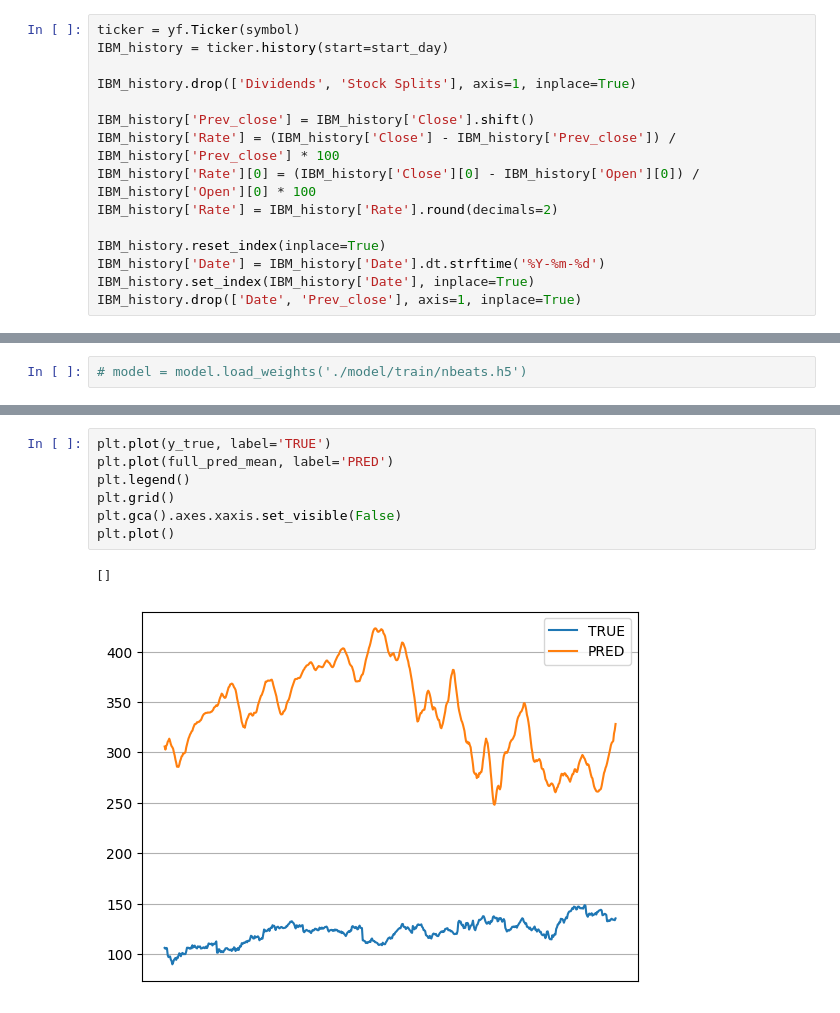
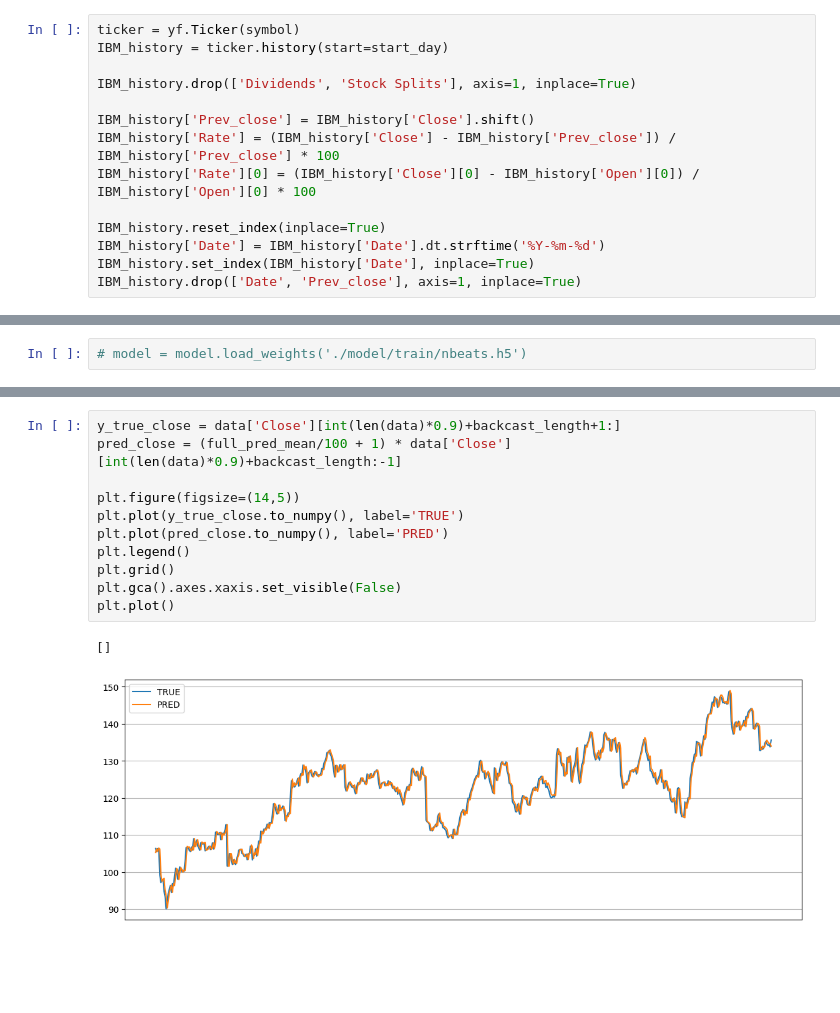
Before and after one commit to ozingmw/RL_finance, a Jupyter notebook: nbeats.ipynb, the cells around one changed output, grey strips where cells are left out. Saved outputs shown, nothing was run; the diff lists cells and outputs as text; blank space fills up the shorter version.

```diff
--- a/nbeats.ipynb
+++ b/nbeats.ipynb
@@ -18,7 +18,6 @@ IBM_history.drop(['Dividends', 'Stock Splits'], axis=1, inplace=True)
 IBM_history['Prev_close'] = IBM_history['Close'].shift()
 IBM_history['Rate'] = (IBM_history['Close'] - IBM_history['Prev_close']) / IBM_history['Prev_close'] * 100
 IBM_history['Rate'][0] = (IBM_history['Close'][0] - IBM_history['Open'][0]) / IBM_history['Open'][0] * 100
-IBM_history['Rate'] = IBM_history['Rate'].round(decimals=2)
 
 IBM_history.reset_index(inplace=True)
 IBM_history['Date'] = IBM_history['Date'].dt.strftime('%Y-%m-%d')
@@ -502,10 +510,14 @@ No artists with labels found to put in legend.  Note that artists whose label st
 # %%
-plt.plot(y_true, label='TRUE')
-plt.plot(full_pred_mean, label='PRED')
+y_true_close = data['Close'][int(len(data)*0.9)+backcast_length+1:]
+pred_close = (full_pred_mean/100 + 1) * data['Close'][int(len(data)*0.9)+backcast_length:-1]
+
+plt.figure(figsize=(14,5))
+plt.plot(y_true_close.to_numpy(), label='TRUE')
+plt.plot(pred_close.to_numpy(), label='PRED')
 plt.legend()
 plt.grid()
 plt.gca().axes.xaxis.set_visible(False)
 plt.plot()
 # %% [output]
 []
-[figure, old version]
+[figure, new version]
```
Also changed, not shown: parts of 7 cells of this notebook.
